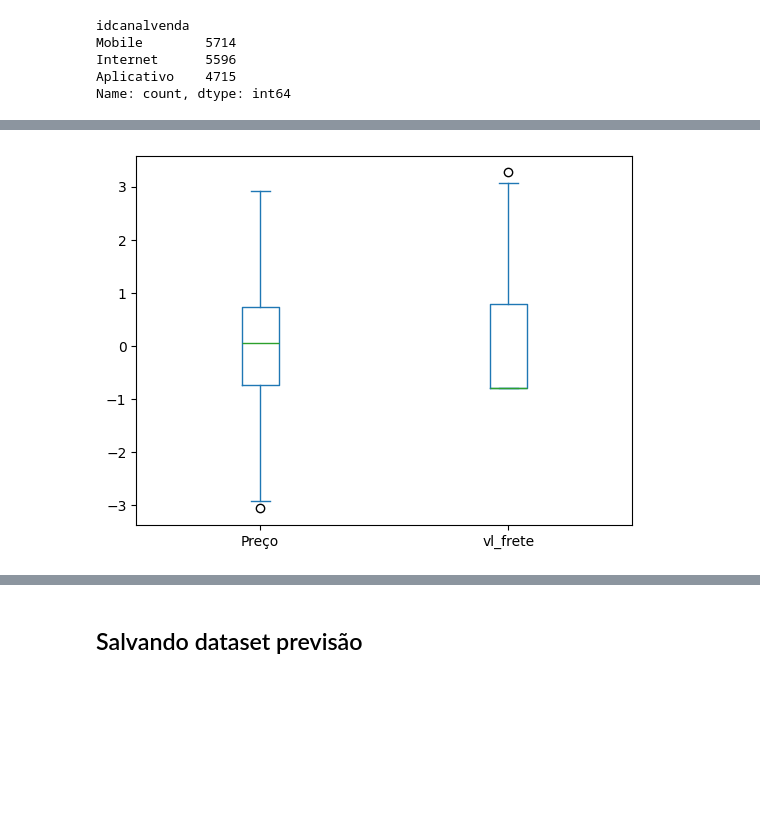
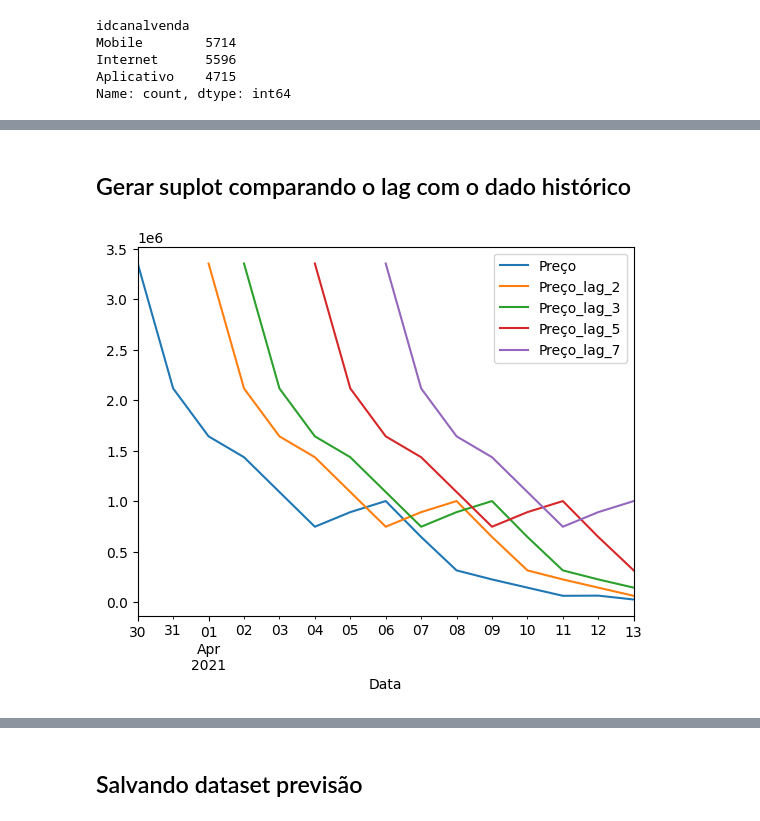
Before and after one commit to ederray/projetos_dnc, a Jupyter notebook: desafio1_modelo_previsao/notebooks/eda.ipynb, the cells around one changed output, grey strips where cells are left out. Drawn from its saved outputs; the diff is of its cells as text; code cells hidden in the pictures; blank space fills up the shorter version.

```diff
--- a/desafio1_modelo_previsao/notebooks/eda.ipynb
+++ b/desafio1_modelo_previsao/notebooks/eda.ipynb
@@ -475 +449,7 @@ tbl_previsao.set_index('Data', inplace=True)
+# %%
+# transformação de coluna data em index da tabela
+tbl_vendas.set_index('Data', inplace=True)
+# %%
+# agrupamento dos dados para criação da tabela de previsão
+tbl_previsao = tbl_vendas[['Preço']].resample('D').sum()
 # %%
@@ -504,4 +548,8 @@ tbl_previsao.select_dtypes(include='number').apply(np.log1p).apply(scale).hist()
+# %% [markdown]
+## Gerar suplot comparando o lag com o dado histórico
 # %%
-tbl_previsao.select_dtypes(include='number').apply(np.log1p).apply(scale).plot.box();
+
+
+tbl_previsao[['Preço', 'Preço_lag_2', 'Preço_lag_3', 'Preço_lag_5','Preço_lag_7']].plot();
 # %% [output]
-[figure, old version]
+[figure, new version]
```
Also changed, not shown: parts of 25 cells of this notebook, 8 other files.
